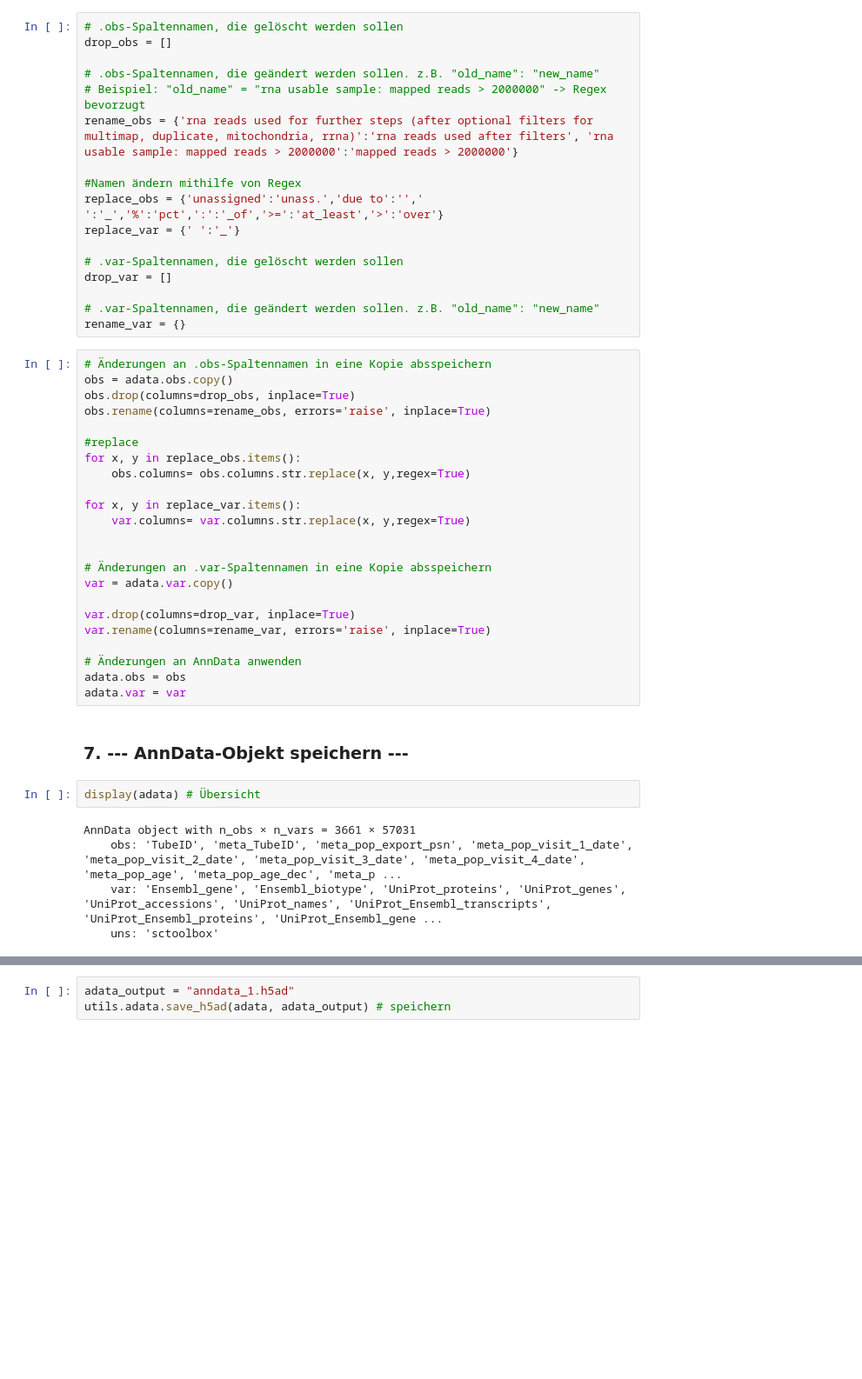
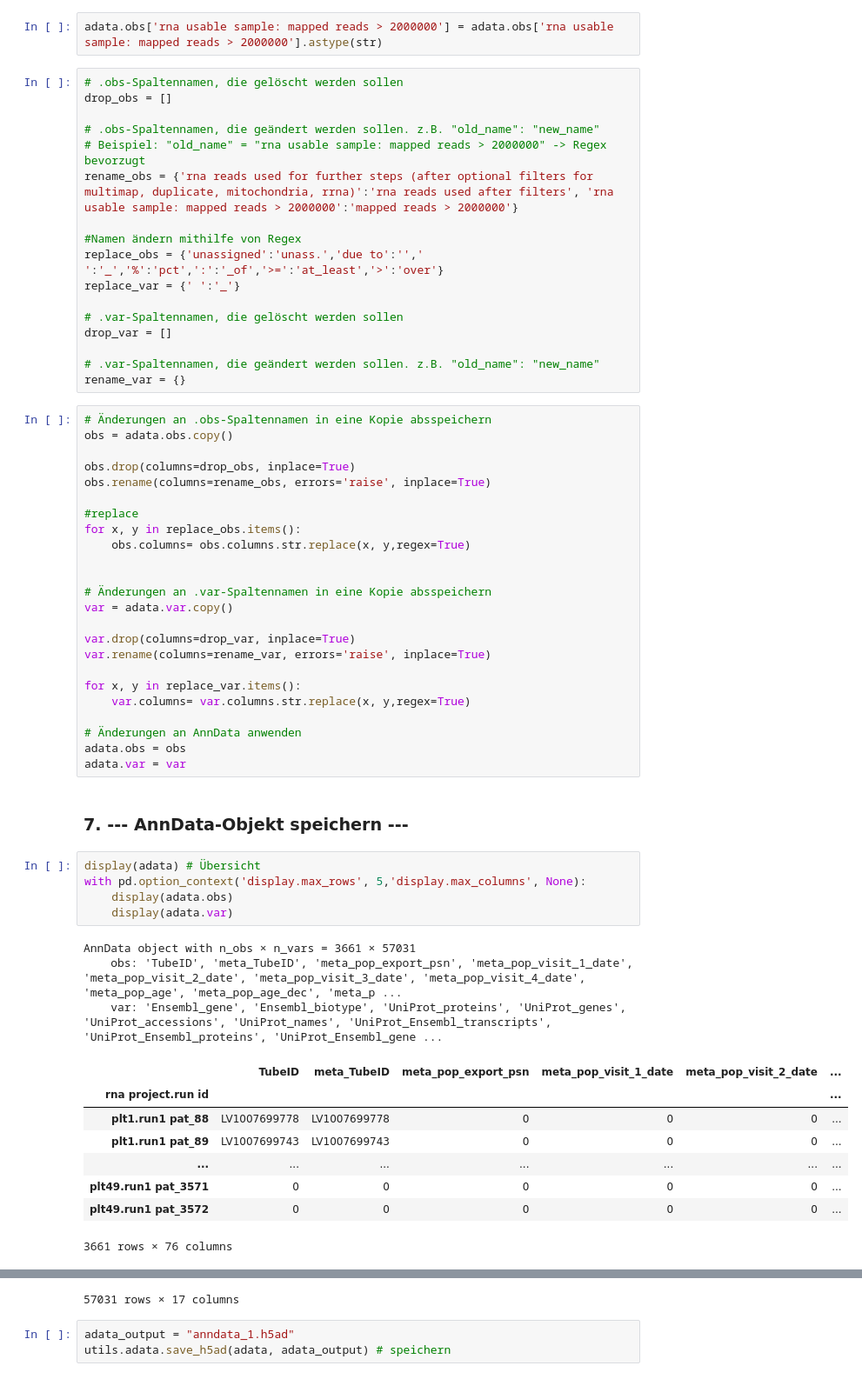
Before and after one commit to dlnija/ScRNA-analysis, a Jupyter notebook: 0_Preassembling.ipynb, the cells around one changed output, grey strips where cells are left out. Shown: that part at 87% size. Saved outputs shown, nothing was run; the diff lists cells and outputs as text; blank space fills up the shorter version.

```diff
--- a/0_Preassembling.ipynb
+++ b/0_Preassembling.ipynb
@@ -248,6 +248,8 @@ pat_df.columns.tolist()
  'rna gender',
  'rna sample id original',
  'rna plate id original']
+# %%
+adata.obs['rna usable sample: mapped reads > 2000000'] = adata.obs['rna usable sample: mapped reads > 2000000'].astype(str)
 # %%
 # .obs-Spaltennamen, die gelöscht werden sollen
 drop_obs = []
@@ -268,15 +270,13 @@ rename_var = {}
 # %%
 # Änderungen an .obs-Spaltennamen in eine Kopie absspeichern
 obs = adata.obs.copy()
+
 obs.drop(columns=drop_obs, inplace=True)
 obs.rename(columns=rename_obs, errors='raise', inplace=True)
 
 #replace
 for x, y in replace_obs.items():
     obs.columns= obs.columns.str.replace(x, y,regex=True)
-
-for x, y in replace_var.items():
-    var.columns= var.columns.str.replace(x, y,regex=True)
 
 
 # Änderungen an .var-Spaltennamen in eine Kopie absspeichern
@@ -285,15 +285,28 @@ var = adata.var.copy()
 var.drop(columns=drop_var, inplace=True)
 var.rename(columns=rename_var, errors='raise', inplace=True)
 
+for x, y in replace_var.items():
+    var.columns= var.columns.str.replace(x, y,regex=True)
+
 # Änderungen an AnnData anwenden
 adata.obs = obs
 adata.var = var
 # %% [markdown]
 ### 7. --- AnnData-Objekt speichern ---
-# %%
-display(adata) # Übersicht
-# %% [output]
-AnnData object with n_obs × n_vars = 3661 × 57031
-    obs: 'TubeID', 'meta_TubeID', 'meta_pop_export_psn', 'meta_pop_visit_1_date', 'meta_pop_visit_2_date', 'meta_pop_visit_3_date', 'meta_pop_visit_4_date', 'meta_pop_age', 'meta_pop_age_dec', 'meta_p ...
-    var: 'Ensembl_gene', 'Ensembl_biotype', 'UniProt_proteins', 'UniProt_genes', 'UniProt_accessions', 'UniProt_names', 'UniProt_Ensembl_transcripts', 'UniProt_Ensembl_proteins', 'UniProt_Ensembl_gene ...
-    uns: 'sctoolbox'
+# %%
+display(adata) # Übersicht
+with pd.option_context('display.max_rows', 5,'display.max_columns', None):
+    display(adata.obs)
+    display(adata.var)
+# %% [output]
+AnnData object with n_obs × n_vars = 3661 × 57031
+    obs: 'TubeID', 'meta_TubeID', 'meta_pop_export_psn', 'meta_pop_visit_1_date', 'meta_pop_visit_2_date', 'meta_pop_visit_3_date', 'meta_pop_visit_4_date', 'meta_pop_age', 'meta_pop_age_dec', 'meta_p ...
+    var: 'Ensembl_gene', 'Ensembl_biotype', 'UniProt_proteins', 'UniProt_genes', 'UniProt_accessions', 'UniProt_names', 'UniProt_Ensembl_transcripts', 'UniProt_Ensembl_proteins', 'UniProt_Ensembl_gene ...
+|  | TubeID | meta_TubeID | meta_pop_export_psn | meta_pop_visit_1_date | meta_pop_visit_2_date | ... |
+| rna project.run id |  |  |  |  |  | ... |
+| plt1.run1 pat_88 | LV1007699778 | LV1007699778 | 0 | 0 | 0 | ... |
+| plt1.run1 pat_89 | LV1007699743 | LV1007699743 | 0 | 0 | 0 | ... |
+| ... | ... | ... | ... | ... | ... | ... |
+| plt49.run1 pat_3571 | 0 | 0 | 0 | 0 | 0 | ... |
+| plt49.run1 pat_3572 | 0 | 0 | 0 | 0 | 0 | ... |
+3661 rows × 76 columns
@@ -300,3 +320,4 @@ AnnData object with n_obs × n_vars = 3661 × 57031
+57031 rows × 17 columns
 # %%
 adata_output = "anndata_1.h5ad"
 utils.adata.save_h5ad(adata, adata_output) # speichern
```
Also changed, not shown: parts of 5 cells of this notebook.
